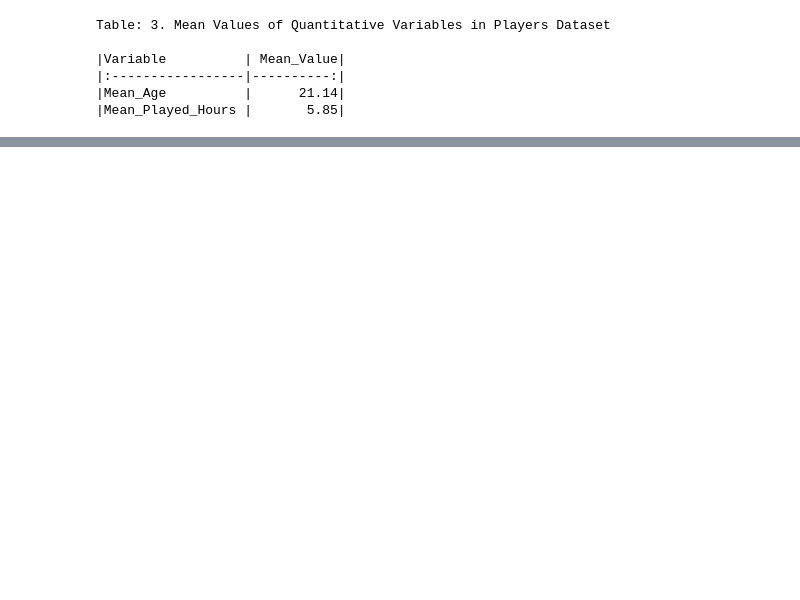
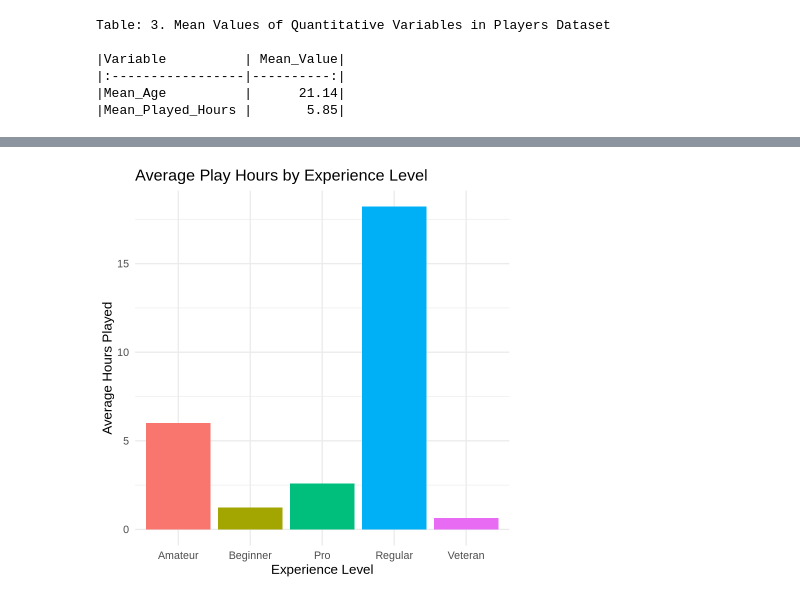
Before and after one commit to owenchen06/dsci-100-group-project-owen, a Jupyter notebook: individual.ipynb, the cells around one changed output, grey strips where cells are left out. Drawn from its saved outputs; the diff is of its cells as text; code cells hidden in the pictures; blank space fills up the shorter version.

```diff
--- a/individual.ipynb
+++ b/individual.ipynb
@@ -110,0 +120,15 @@ The method I will use to address the question is knn-regression. This method wil
+# %%
+average_hours_played_experience <-player_data |>
+  group_by(experience) |>
+  summarize(mean_hours = mean(played_hours, na.rm = TRUE)) |>
+  ggplot(aes(x = experience, y = mean_hours, fill = experience)) +
+  geom_col(show.legend = FALSE) +
+  labs(
+    title = "Average Play Hours by Experience Level",
+    x = "Experience Level",
+    y = "Average Hours Played"
+  ) +
+  theme_minimal(base_size = 16)
+average_hours_played_experience
+# %% [output]
+[figure, added]
```
Also changed, not shown: parts of 8 cells of this notebook.
